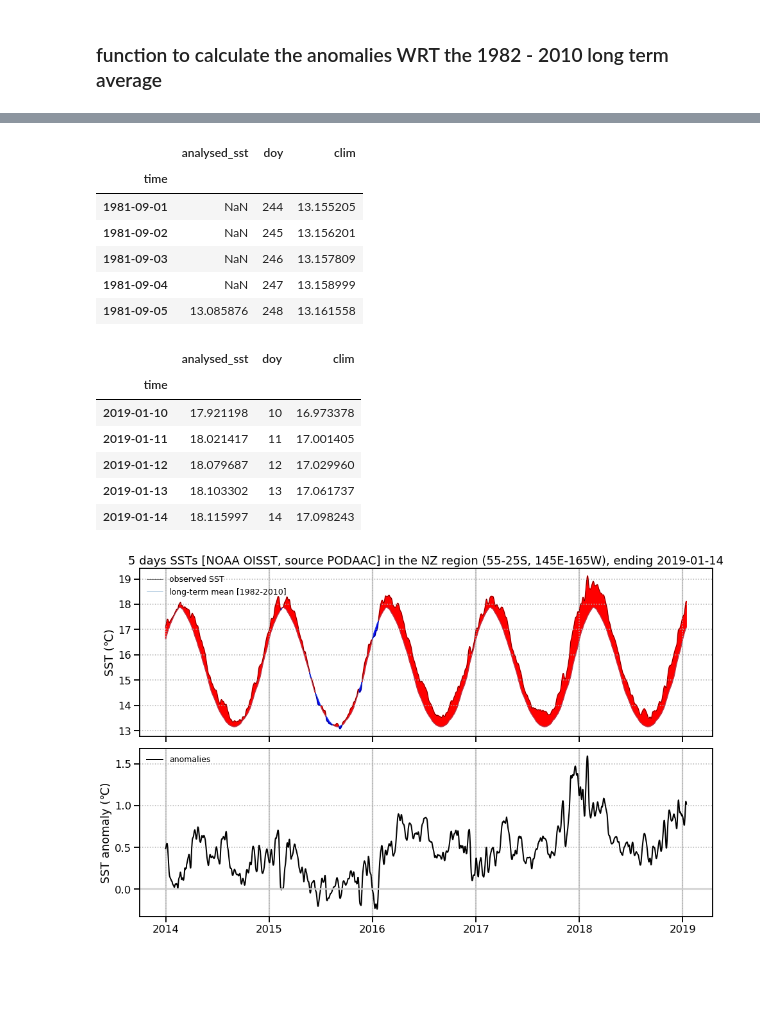
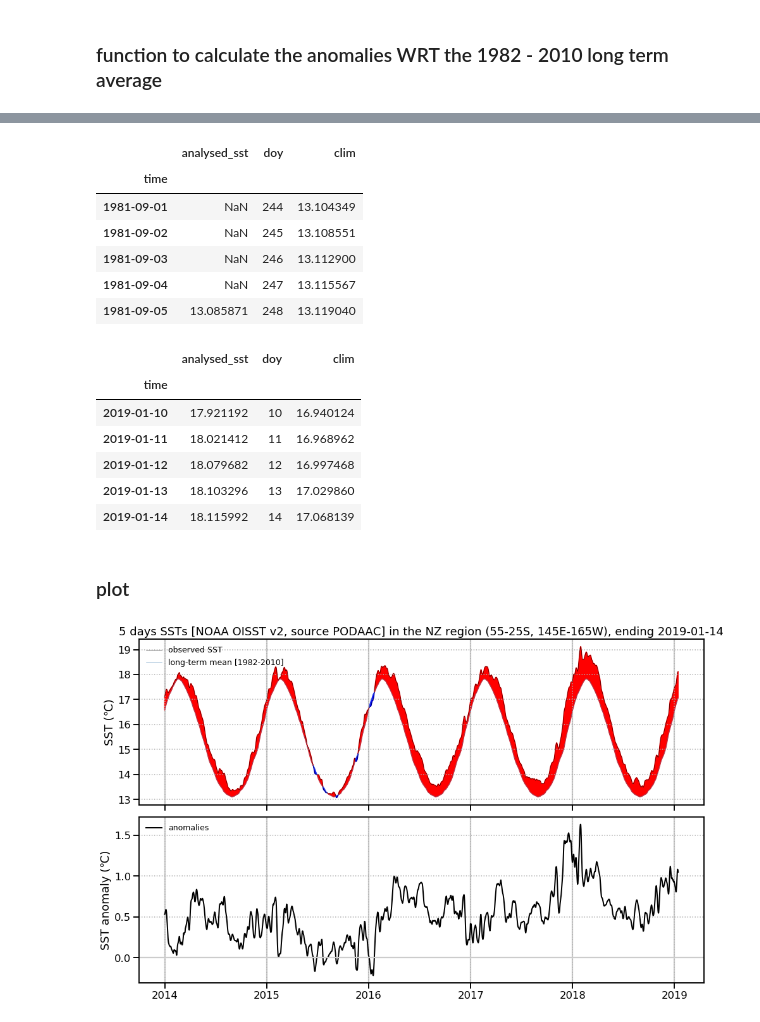
Before and after one commit to nicolasfauchereau/PODAAC_SSTs, a Jupyter notebook: process_OISST_from_PODAAC_daily.ipynb, the cells around one changed output, grey strips where cells are left out. Saved outputs shown, nothing was run; the diff lists cells and outputs as text; code cells hidden in the pictures; blank space fills up the shorter version.

Commit message:
fixed some typos in process_OISST_from_PODAAC_daily.ipynb and added some markdown comments

```diff
--- a/process_OISST_from_PODAAC_daily.ipynb
+++ b/process_OISST_from_PODAAC_daily.ipynb
@@ -93,5 +103,5 @@ df_5d_anoms = df_5d.groupby(df_5d.index.dayofyear).apply(demean)
 # %%
-clim = df_5d.loc['1982':'2016',:]
+clim = df_5d.loc['1982':'2010',:]
 # %%
 clim = clim.groupby(clim.index.dayofyear).mean()
 # %%
@@ -106,25 +116,25 @@ import seaborn as sns
-# %%
-sns.set_context('talk')
 # %%
 df_5d.head()
 # %% [output]
 |  | analysed_sst | doy | clim |
 | time |  |  |  |
-| 1981-09-01 | NaN | 244 | 13.155205 |
-| 1981-09-02 | NaN | 245 | 13.156201 |
-| 1981-09-03 | NaN | 246 | 13.157809 |
-| 1981-09-04 | NaN | 247 | 13.158999 |
-| 1981-09-05 | 13.085876 | 248 | 13.161558 |
+| 1981-09-01 | NaN | 244 | 13.104349 |
+| 1981-09-02 | NaN | 245 | 13.108551 |
+| 1981-09-03 | NaN | 246 | 13.112900 |
+| 1981-09-04 | NaN | 247 | 13.115567 |
+| 1981-09-05 | 13.085871 | 248 | 13.119040 |
 # %%
 df_5d.tail()
 # %% [output]
 |  | analysed_sst | doy | clim |
 | time |  |  |  |
-| 2019-01-10 | 17.921198 | 10 | 16.973378 |
-| 2019-01-11 | 18.021417 | 11 | 17.001405 |
-| 2019-01-12 | 18.079687 | 12 | 17.029960 |
-| 2019-01-13 | 18.103302 | 13 | 17.061737 |
-| 2019-01-14 | 18.115997 | 14 | 17.098243 |
+| 2019-01-10 | 17.921192 | 10 | 16.940124 |
+| 2019-01-11 | 18.021412 | 11 | 16.968962 |
+| 2019-01-12 | 18.079682 | 12 | 16.997468 |
+| 2019-01-13 | 18.103296 | 13 | 17.029860 |
+| 2019-01-14 | 18.115992 | 14 | 17.068139 |
+# %% [markdown]
+### plot
 # %%
 f, axes = plt.subplots(nrows=2, figsize=(16, 10), sharex=True)
 
@@ -142,32 +152,32 @@ ax.legend(frameon=False, fontsize='x-small', loc=2)
 ax.fill_between(df_t.index, df_t.analysed_sst, df_t.clim, where=(df_t.analysed_sst >= df_t.clim), color='r', interpolate=True)
 ax.fill_between(df_t.index, df_t.analysed_sst, df_t.clim, where=(df_t.analysed_sst < df_t.clim), color='b', interpolate=True)
 
 ax.grid(ls=':')
 
-ax.set_title('5 days SSTs [NOAA OISST, source PODAAC] in the NZ region (55-25S, 145E-165W), ending 2019-01-14')
+ax.set_title('5 days SSTs [NOAA OISST v2, source PODAAC] in the NZ region (55-25S, 145E-165W), ending 2019-01-14')
 
 ax.set_ylabel(u'SST (℃)')
 
 for y in df_t.index.year.unique():
     ax.axvline('{}-01-01'.format(y), color='0.8', zorder=-1)
 
 ax = axes[1]
 
 anoms = df_t.analysed_sst - df_t.clim
 
 ax.plot(anoms.index, anoms, lw=2, color='k', label='anomalies')
 
 ax.legend(frameon=False, fontsize='x-small', loc=2)
 
 ax.axhline(0, color='0.8')
 
 for y in anoms.index.year.unique():
     ax.axvline('{}-01-01'.format(y), color='0.8', zorder=-1)
 
 ax.grid(ls=':')
 
 ax.set_ylabel(u'SST anomaly (℃)')
 
 f.savefig('../../figures/OISST_5d_average_NZ_region.png', dpi=200)
 # %% [output]
-[figure, old version]
+[figure, new version]
```
Also changed, not shown: parts of 8 cells of this notebook.
